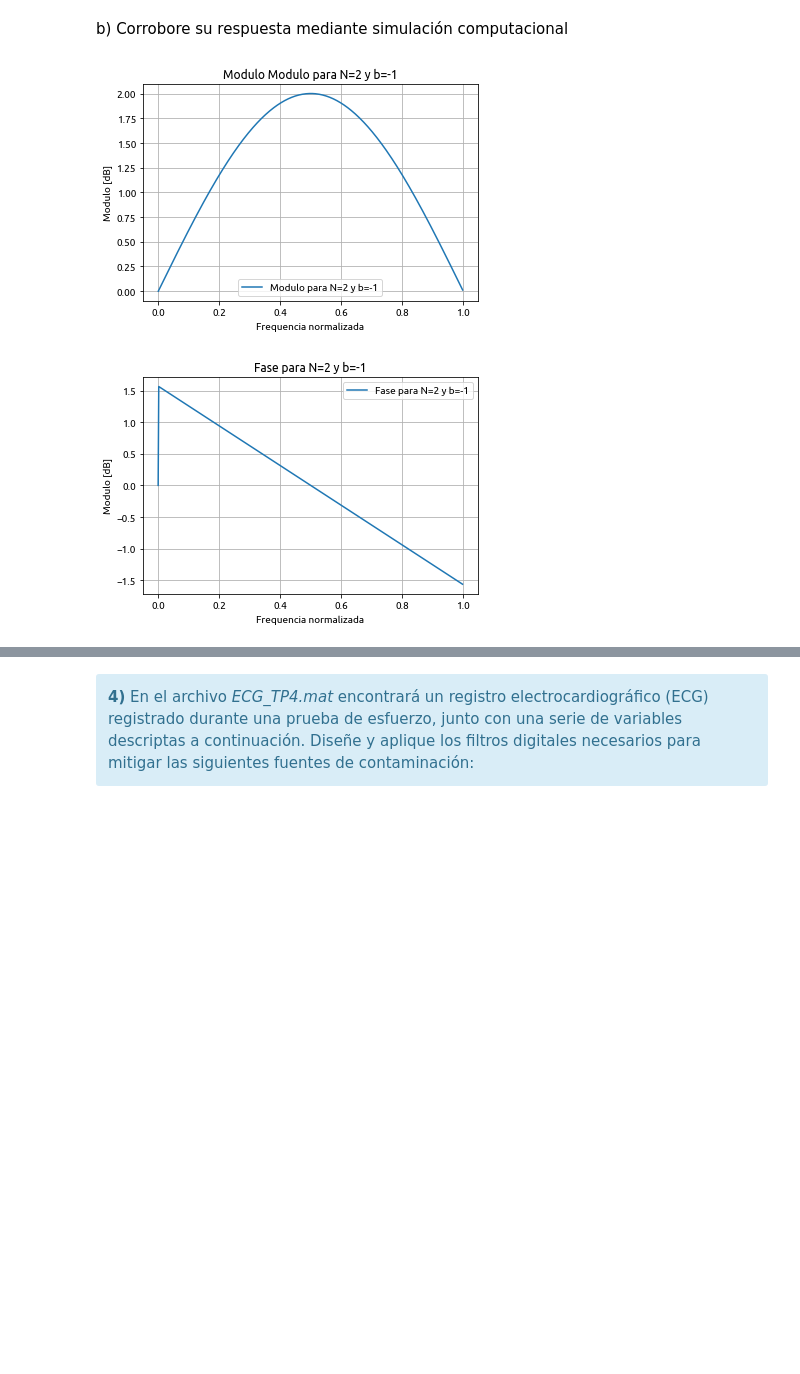
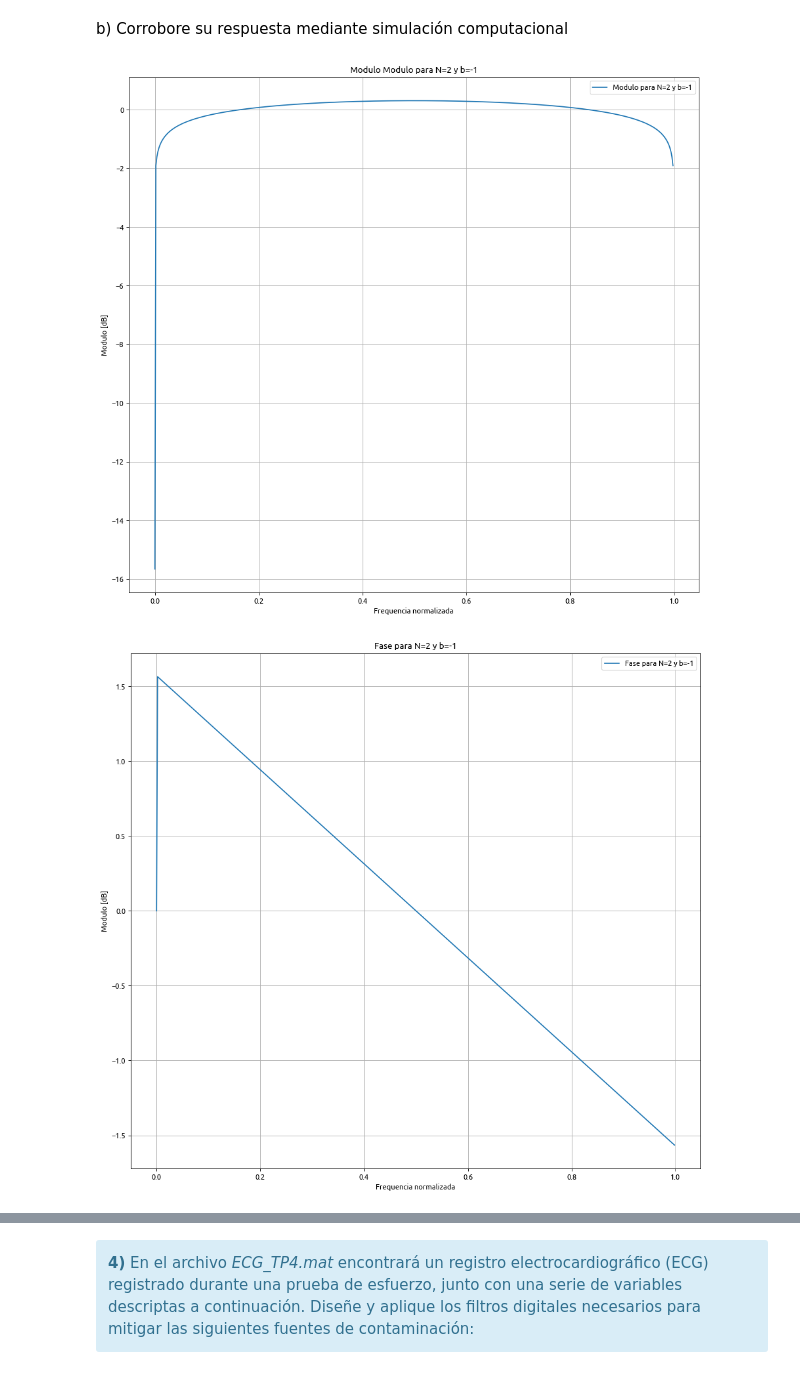
Before and after one commit to fgerce/DSP, a Jupyter notebook: TP4 - Filtrado.ipynb, the cells around one changed output, grey strips where cells are left out. Cells and saved outputs as stored; diff of their text form; code cells hidden in the pictures; blank space fills up the shorter version.

```diff
--- a/TP4 - Filtrado.ipynb
+++ b/TP4 - Filtrado.ipynb
@@ -40,7 +40,7 @@ import scipy.io as sio
 from time import time
 import control
 
-
+eps = np.finfo(float).eps
 # Insertar aquí el código para inicializar tu notebook
 ########################################################
 
@@ -255,8 +255,8 @@ den = np.array([1, 0, 0])
 ww, hh = sig.freqz(num, den)
 ww = ww / np.pi
 
-plt.figure(1)
-plt.plot(ww, np.log10(abs(hh)), label='Modulo para N=2 y b=-1')
+plt.figure(1, figsize=(fig_sz_x, fig_sz_y), dpi= fig_dpi, facecolor='w', edgecolor='k')
+plt.plot(ww, np.log10(abs(hh)+eps), label='Modulo para N=2 y b=-1')
 plt.title('Modulo Modulo para N=2 y b=-1')
 plt.xlabel('Frequencia normalizada')
 plt.ylabel('Modulo [dB]')
@@ -265,7 +265,7 @@ axes_hdl = plt.gca()
 axes_hdl.legend()
 plt.show()
 
-plt.figure(2)
+plt.figure(2, figsize=(fig_sz_x, fig_sz_y), dpi= fig_dpi, facecolor='w', edgecolor='k')
 plt.plot(ww, np.angle(hh), label='Fase para N=2 y b=-1')
 plt.title('Fase para N=2 y b=-1')
 plt.xlabel('Frequencia normalizada')
@@ -273,37 +273,40 @@ plt.ylabel('Modulo [dB]')
 plt.grid(which='both', axis='both')
 axes_hdl = plt.gca()
 axes_hdl.legend()
 plt.show()
 
 tf = control.TransferFunction(num,den, 1)
 print (tf)
 control.pzmap(tf, Plot=True, title='Mapa polos y ceros N=2 y b=-1', grid=True)
 
 num = np.array([1, 0, 0, 0, -1])
 den = np.array([1, 0, 0, 0, 0])
-ww, hh = sig.freqz(num, den)
-ww2, hh2 = sig.freqz(, )
+ww2, hh2 = sig.freqz(num, den)
 ww2 = ww2 / np.pi
 
-plt.figure(3)
-plt.plot(ww2, 20 * np.log10(abs(hh2)), label='Modulo para N=4 y b=-1')
+plt.figure(3, figsize=(fig_sz_x, fig_sz_y), dpi= fig_dpi, facecolor='w', edgecolor='k')
+plt.plot(ww2, 20 * np.log10(abs(hh2)+eps), label='Modulo para N=4 y b=-1')
 plt.title('Modulo para N=4 y b=-1')
 plt.xlabel('Frequencia normalizada')
 plt.ylabel('Modulo [dB]')
 plt.grid(which='both', axis='both')
 axes_hdl = plt.gca()
 axes_hdl.legend()
 plt.show()
 
-plt.figure(4)
+plt.figure(4, figsize=(fig_sz_x, fig_sz_y), dpi= fig_dpi, facecolor='w', edgecolor='k')
 plt.plot(ww2, np.angle(hh2), label='Fase para N=4 y b=-1')
 plt.title('Fase para N=4 y b=-1')
 plt.xlabel('Frequencia normalizada')
 plt.ylabel('Fase [rad]')
 plt.grid(which='both', axis='both')
 axes_hdl = plt.gca()
 axes_hdl.legend()
 plt.show()
+
+tf = control.TransferFunction(num,den, 1)
+print (tf)
+control.pzmap(tf, Plot=True, title='Mapa polos y ceros N=4 y b=-1', grid=True)
 # %% [output]
-[figure, old version]
+[figure, new version]
-[figure, old version]
+[figure, new version]
```
Also changed, not shown: parts of 21 cells of this notebook, 6 other files.
